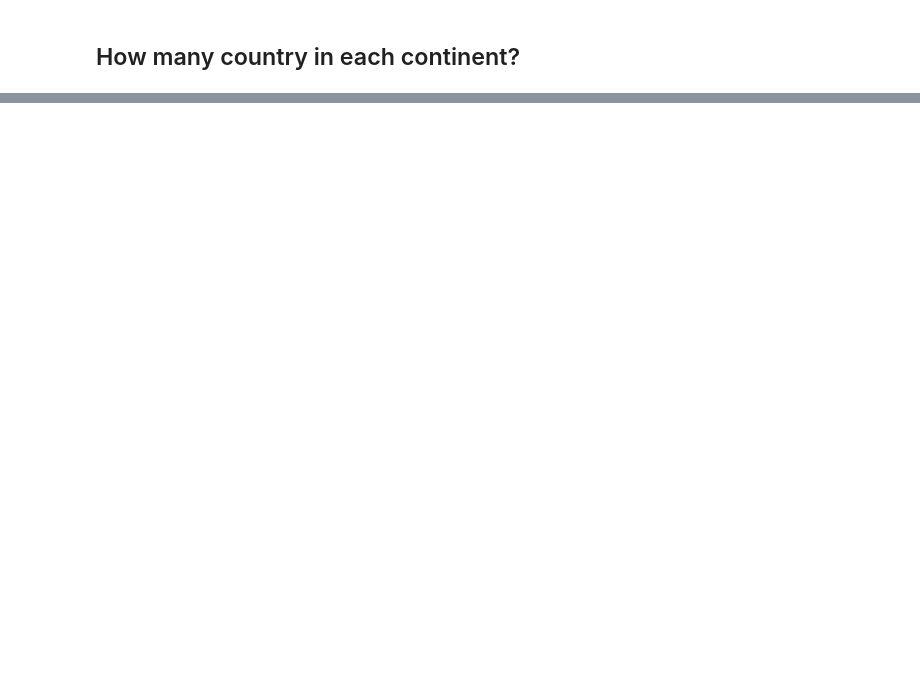
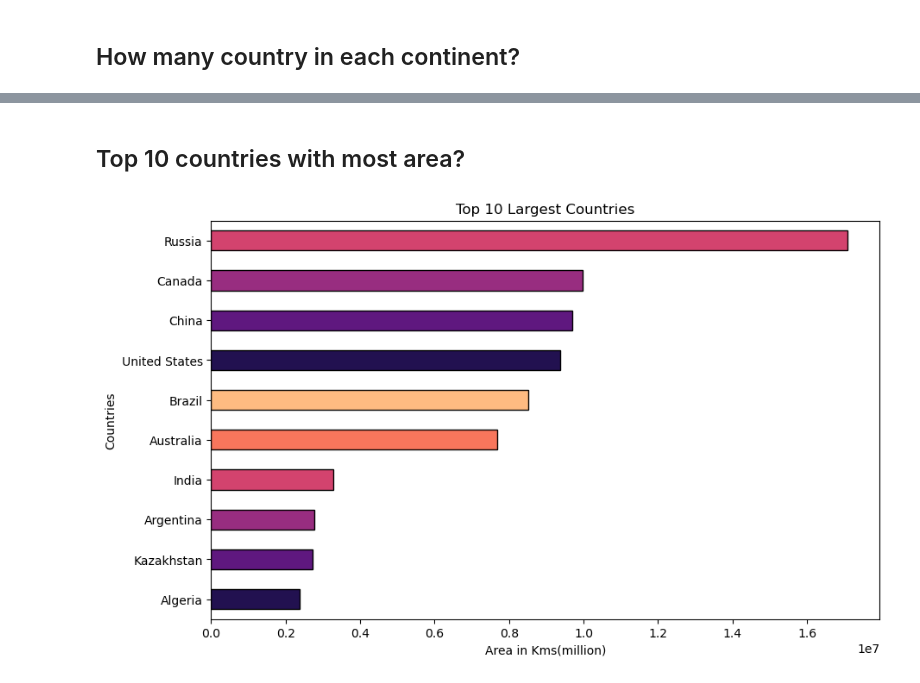
Before and after one commit to igooku/world_population_analysi, a Jupyter notebook: world_population_analysis.ipynb, the cells around one changed output, grey strips where cells are left out. Cells and saved outputs as stored; diff of their text form; code cells hidden in the pictures; blank space fills up the shorter version.

```diff
--- a/world_population_analysis.ipynb
+++ b/world_population_analysis.ipynb
@@ -384,0 +346,16 @@ plt.show()
+# %% [markdown]
+## Top 10 countries with most area?
+# %%
+# Extract top 10 countries by area
+top_10_countries_area=df_population.drop_duplicates(subset=['Country']).sort_values(by = 'Area', ascending = False).set_index('Country')['Area'].head(10)
+graph = top_10_countries_area.sort_values(ascending= True)
+
+colors = sns.color_palette('magma')
+ax = graph.plot(kind = 'barh', color=colors, edgecolor = 'black', rot = 0, figsize = [10,6])
+
+plt.title('Top 10 Largest Countries', fontsize=12)
+plt.xlabel('Area in Kms(million)')
+plt.ylabel('Countries')
+plt.show()
+# %% [output]
+[figure, added]
```
Also changed, not shown: parts of 51 cells of this notebook, 1 other file.
